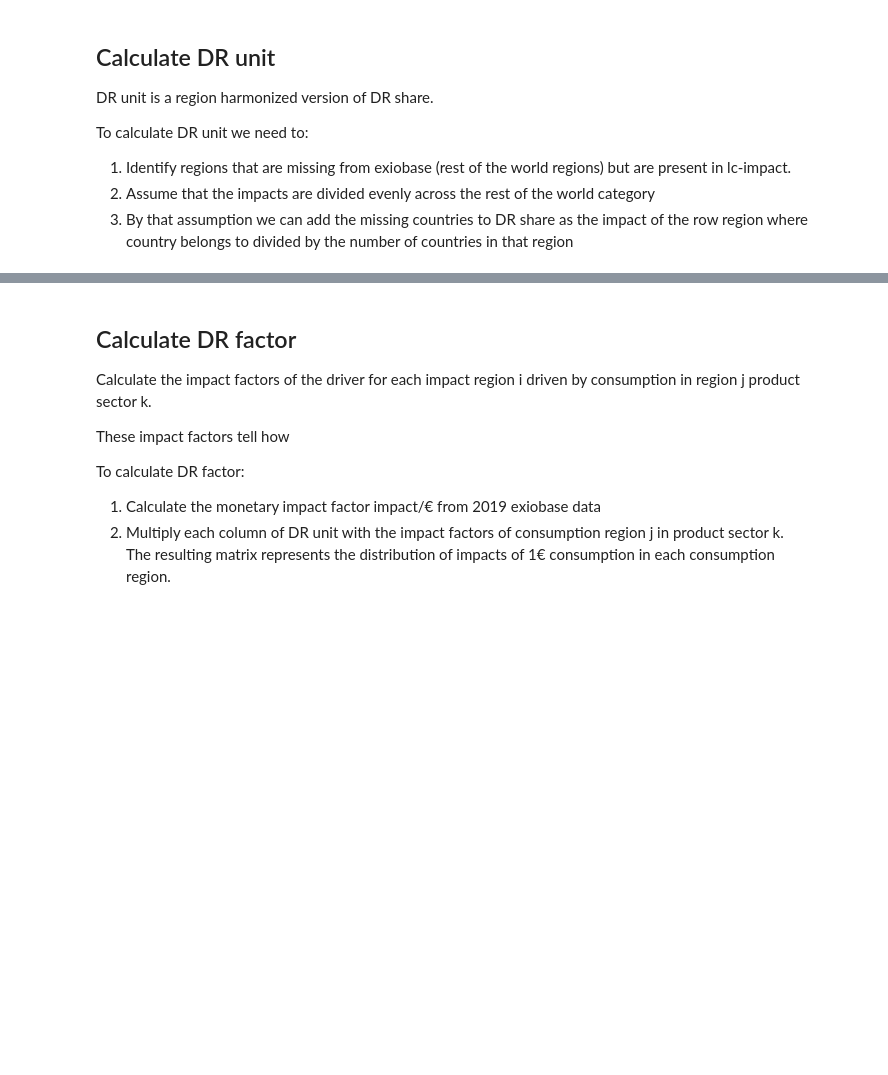
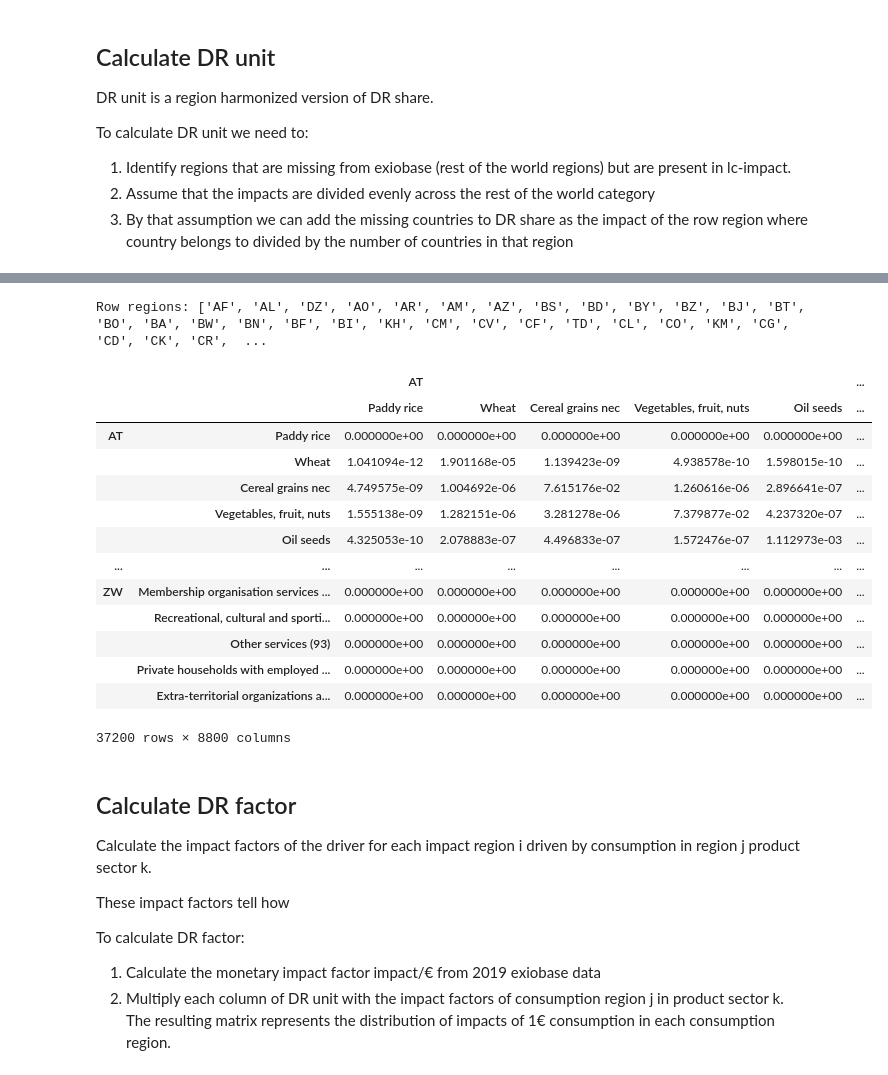
Before and after one commit to tterimaa/pdf-calculation, a Jupyter notebook: notebooks/pdf-water.ipynb, the cells around one changed output, grey strips where cells are left out. Drawn from its saved outputs; the diff is of its cells as text; code cells hidden in the pictures; blank space fills up the shorter version.

```diff
--- a/notebooks/pdf-water.ipynb
+++ b/notebooks/pdf-water.ipynb
@@ -290,3 +266,41 @@ Missing regions (exiobase, augmented):  []
+# %%
+# COMMON
+# harmonize regions in LCI data
+
+def get_row_regions(lci_country_codes, exio_country_codes):
+    """
+    Get the country codes from lci countries that don't exist in exiobase i.e. rest of the world countries.
+    """
+    row_regions = []
+    for country in lci_country_codes:
+        if country not in exio_country_codes:
+            row_regions.append(country)
+
+    # find duplicates in the list
+    duplicates = []
+    unique_regions = []
+    seen_once = set()
+    for item in row_regions:
+        if item not in seen_once:
+            unique_regions.append(item)
+            seen_once.add(item)
+        else:
+            duplicates.append(item)
+    if duplicates:
+        print("Duplicates found in row regions:", duplicates)
+    return unique_regions
+
+row_countries = get_row_regions(lci["Country_Code"].tolist(), exio_regions)
+print("Row regions:", row_countries)
+
+# Load region mappings from arguments
+row_eu_countries = arguments["row_region_mappings"]["row_eu"]
+row_asia_pacific_countries = arguments["row_region_mappings"]["row_asia_pacific"]
+row_african_countries = arguments["row_region_mappings"]["row_africa"]
+row_american_countries = arguments["row_region_mappings"]["row_america"]
+row_middle_eastern_countries = arguments["row_region_mappings"]["row_middle_east"]
+# %% [output]
+Row regions: ['AF', 'AL', 'DZ', 'AO', 'AR', 'AM', 'AZ', 'BS', 'BD', 'BY', 'BZ', 'BJ', 'BT', 'BO', 'BA', 'BW', 'BN', 'BF', 'BI', 'KH', 'CM', 'CV', 'CF', 'TD', 'CL', 'CO', 'KM', 'CG', 'CD', 'CK', 'CR',  ...
 # %%
 # augment dr_s to create dr_u
 
@@ -312,37 +326,55 @@ dr_u = dr_u.drop(index=row_regions.keys(), level='region')
 
 # build a mapping of country codes to region dataframes
 country_to_region = {}
-for region in all_row_region_keys:
+for region in row_countries:
     if region in row_eu_countries:
         country_to_region[region] = we
     elif region in row_asia_pacific_countries:
         country_to_region[region] = wa
     elif region in row_african_countries:
         country_to_region[region] = wf
     elif region in row_american_countries:
         country_to_region[region] = wl
     elif region in row_middle_eastern_countries:
         country_to_region[region] = wm
     else:
         raise ValueError(f"Unknown region: {region}")
 
 # add all new regions to dr_u
 all_indices = []
 all_data = []
-for region in all_row_region_keys:
+for region in row_countries:
     region_data = country_to_region[region].copy()
     idx = pd.MultiIndex.from_product([[region],region_data.index], names=['region', 'sector'])
     all_indices.append(idx)
     all_data.append(region_data)
 
 combined_idx = pd.MultiIndex.from_tuples(
     [idx for subidx in all_indices for idx in subidx]
 )
 
 combined_data = pd.concat(all_data)
 combined_data.index = combined_idx
 
 dr_u = pd.concat([dr_u, combined_data])
+# drop row region columns
+dr_u = dr_u.drop(columns=row_regions.keys(), axis=1, level=0)
+dr_u
+# %% [output]
+|  |  | AT |  |  |  |  | ... |
+|  |  | Paddy rice | Wheat | Cereal grains nec | Vegetables, fruit, nuts | Oil seeds | ... |
+| AT | Paddy rice | 0.000000e+00 | 0.000000e+00 | 0.000000e+00 | 0.000000e+00 | 0.000000e+00 | ... |
+|  | Wheat | 1.041094e-12 | 1.901168e-05 | 1.139423e-09 | 4.938578e-10 | 1.598015e-10 | ... |
+|  | Cereal grains nec | 4.749575e-09 | 1.004692e-06 | 7.615176e-02 | 1.260616e-06 | 2.896641e-07 | ... |
+|  | Vegetables, fruit, nuts | 1.555138e-09 | 1.282151e-06 | 3.281278e-06 | 7.379877e-02 | 4.237320e-07 | ... |
+|  | Oil seeds | 4.325053e-10 | 2.078883e-07 | 4.496833e-07 | 1.572476e-07 | 1.112973e-03 | ... |
+| ... | ... | ... | ... | ... | ... | ... | ... |
+| ZW | Membership organisation services ... | 0.000000e+00 | 0.000000e+00 | 0.000000e+00 | 0.000000e+00 | 0.000000e+00 | ... |
+|  | Recreational, cultural and sporti... | 0.000000e+00 | 0.000000e+00 | 0.000000e+00 | 0.000000e+00 | 0.000000e+00 | ... |
+|  | Other services (93) | 0.000000e+00 | 0.000000e+00 | 0.000000e+00 | 0.000000e+00 | 0.000000e+00 | ... |
+|  | Private households with employed ... | 0.000000e+00 | 0.000000e+00 | 0.000000e+00 | 0.000000e+00 | 0.000000e+00 | ... |
+|  | Extra-territorial organizations a... | 0.000000e+00 | 0.000000e+00 | 0.000000e+00 | 0.000000e+00 | 0.000000e+00 | ... |
+37200 rows × 8800 columns
 # %% [markdown]
 ## Calculate DR factor
 Calculate the impact factors of the driver for each impact region i driven by consumption in region j product sector k.
```
Also changed, not shown: parts of 11 cells of this notebook.
